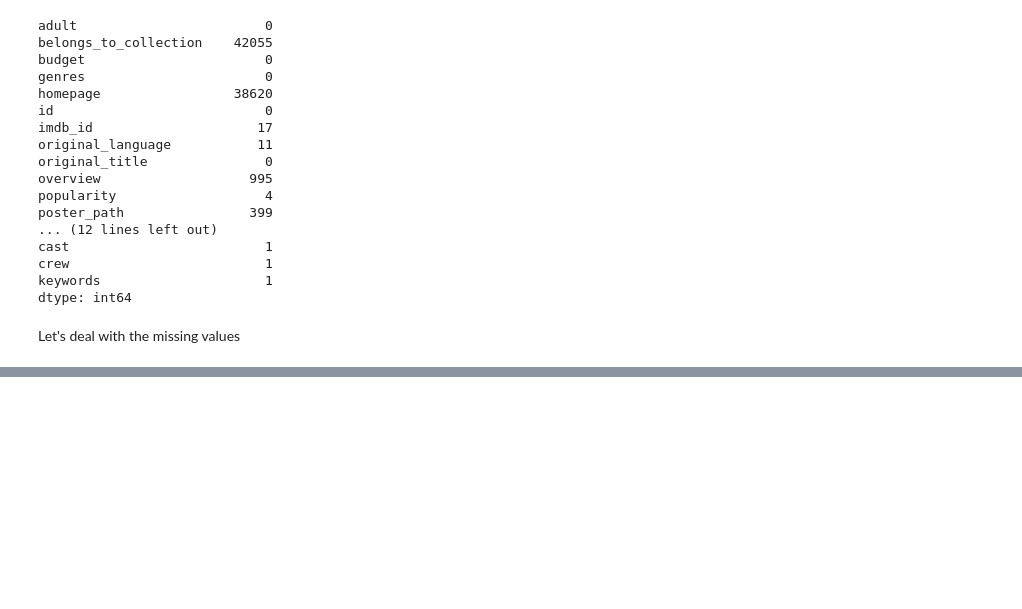
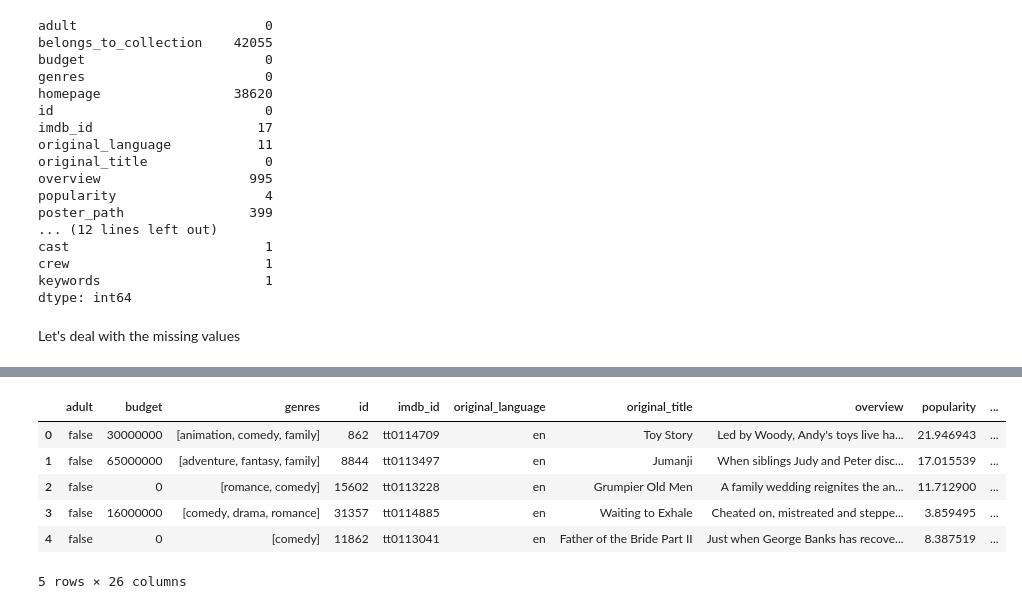
Before and after one commit to Mamdouh66/Sameer, a Jupyter notebook: notebooks/DataPreperation.ipynb, the cells around one changed output, grey strips where cells are left out. Cells and saved outputs as stored; diff of their text form; code cells hidden in the pictures; blank space fills up the shorter version.

Commit message:
✨ UPDATE: Data transformation

```diff
--- a/notebooks/DataPreperation.ipynb
+++ b/notebooks/DataPreperation.ipynb
@@ -123,0 +169,9 @@ Let's deal with the missing values
+# %%
+text_columns = ["overview", "tagline", "original_language", "poster_path"]
+movies_df[text_columns] = movies_df[text_columns].fillna("DNE")
+# %%
+numbers_columns = ["runtime"]
+movies_df[numbers_columns] = movies_df[numbers_columns].fillna(0)
+
+movies_df.dropna(inplace=True)
+movies_df.isnull().sum()
@@ -123,0 +196,15 @@ Let's deal with the missing values
+# %%
+from datetime import datetime
+
+movies_df["year"] = pd.to_datetime(movies_df["release_date"], errors="coerce").dt.year
+movies_df["year"] = movies_df["year"].astype(int)
+
+movies_df["release_date"] = pd.to_datetime(
+    movies_df["release_date"], format="%Y-%m-%d", errors="coerce"
+)
+
+movies_df["popularity"] = movies_df["popularity"].astype("float64")
+
+ratings_df["timestamp"] = ratings_df["timestamp"].apply(
+    lambda x: datetime.fromtimestamp(x)
+)
@@ -123,0 +236,24 @@ Let's deal with the missing values
+# %%
+for col in ["crew", "cast", "genres", "keywords", "production_companies"]:
+    movies_df[col] = movies_df[col].fillna("[]").apply(ast.literal_eval)
+
+movies_df["director"] = movies_df["crew"].apply(get_director)
+
+for col in ["cast", "genres", "keywords", "production_companies"]:
+    movies_df[col] = movies_df[col].apply(get_list)
+
+features = ["adult", "cast", "keywords", "director", "genres", "production_companies"]
+for feature in features:
+    movies_df[feature] = movies_df[feature].apply(clean_text_data)
+
+movies_df["bag_of_words"] = movies_df.apply(create_bag_of_words, axis=1)
+# %%
+movies_df.head()
+# %% [output]
+|  | adult | budget | genres | id | imdb_id | original_language | original_title | overview | popularity | ... |
+| 0 | false | 30000000 | [animation, comedy, family] | 862 | tt0114709 | en | Toy Story | Led by Woody, Andy's toys live ha... | 21.946943 | ... |
+| 1 | false | 65000000 | [adventure, fantasy, family] | 8844 | tt0113497 | en | Jumanji | When siblings Judy and Peter disc... | 17.015539 | ... |
+| 2 | false | 0 | [romance, comedy] | 15602 | tt0113228 | en | Grumpier Old Men | A family wedding reignites the an... | 11.712900 | ... |
+| 3 | false | 16000000 | [comedy, drama, romance] | 31357 | tt0114885 | en | Waiting to Exhale | Cheated on, mistreated and steppe... | 3.859495 | ... |
+| 4 | false | 0 | [comedy] | 11862 | tt0113041 | en | Father of the Bride Part II | Just when George Banks has recove... | 8.387519 | ... |
+5 rows × 26 columns
```
Also changed, not shown: parts of 9 cells of this notebook, 2 other files.
